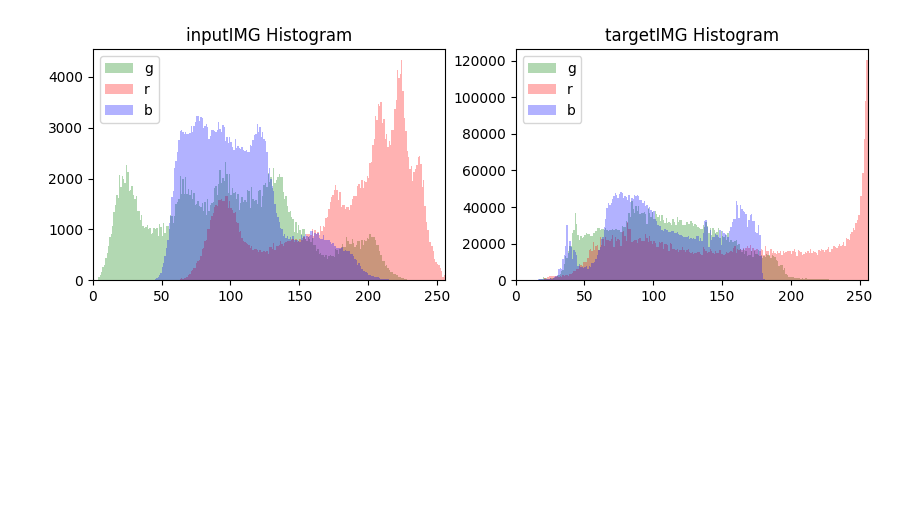
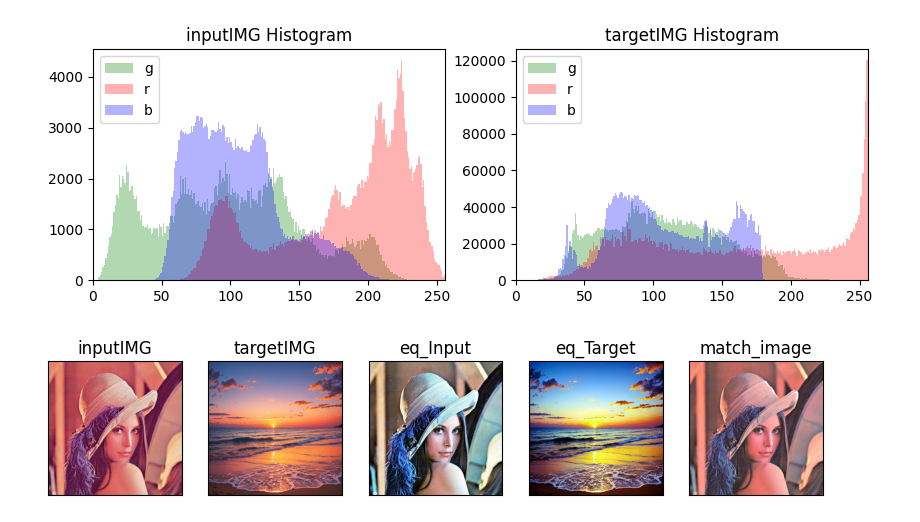
Before and after one commit to HelpHelpHelp-Charlie/DIP_learning, a Jupyter notebook: CH3.ipynb, the cells around one changed output. Saved outputs shown, nothing was run; the diff lists cells and outputs as text; code cells hidden in the pictures; blank space fills up the shorter version.

Commit message:
match_histogram

```diff
--- a/CH3.ipynb
+++ b/CH3.ipynb
@@ -277,12 +280,94 @@ plt.show()
 # %% [output]
 [figure]
 [figure]
-# %%
-hist,bins = np.histogram(img.flatten(),256,[0,256])
-cdf = hist.cumsum()
-#cdf_normalized = cdf * float(hist.max()) / cdf.max()
-cdf_m =np.ma.masked_equal(cdf,0)
-cdf_m = (cdf_m - cdf_m.min())*255/(cdf_m.max()-cdf_m.min())
-cdf = np.ma.filled(cdf_m,0).astype('uint8')
-cdf_normalized2 = cdf * float(hist.max()) / cdf.max()
-img2 = cdf[img]
+# %%
+def cdf(im):
+    hist,bins = np.histogram(im.flatten(),256,[0,256])
+    cdf =hist.cumsum().astype('uint');
+    cdf = cdf / float(cdf[-1])#normal  cdf最後一項是element相加
+    cdf_m =cdf#np.ma.masked_equal(cdf,0)
+    cdf_m = (cdf_m - cdf_m.min())*255/(cdf_m.max()-cdf_m.min())
+    cdf = np.ma.filled(cdf_m,0).astype('uint8')
+    return cdf
+
+def Eq(img):
+    hist,bins = np.histogram(img.flatten(),256,[0,256])
+    hist_normalize=hist/hist.sum();
+    cdf = hist_normalize.cumsum()
+    cdf_m =cdf#np.ma.masked_equal(cdf,0)
+    cdf_m = (cdf_m - cdf_m.min())*255/(cdf_m.max()-cdf_m.min())
+    cdf = np.ma.filled(cdf_m,0).astype('uint8')
+    img2 =cdf[img]
+    return img2
+
+def hist_matching(c, c_t, im):
+    #c=cdf of input
+    #c_t=cdf of target
+    #im=input image
+    pixels = np.arange(256)
+    new_pixels = np.interp(c, c_t, pixels)
+    im = (np.reshape(new_pixels[im.ravel()], im.shape)).astype(np.uint8)
+    return im
+
+
+r_eq_I=Eq(red_I)
+g_eq_I=Eq(green_I)
+b_eq_I=Eq(blue_I)
+eq_I = cv2.merge([r_eq_I,g_eq_I,b_eq_I])
+
+r_eq_T=Eq(red_T)
+g_eq_T=Eq(green_T)
+b_eq_T=Eq(blue_T)
+eq_T = cv2.merge([r_eq_T,g_eq_T,b_eq_T])
+
+r_match=hist_matching(cdf(red_I),cdf(red_T),red_I)
+g_match=hist_matching(cdf(green_I),cdf(green_T),green_I)
+b_match=hist_matching(cdf(blue_I),cdf(blue_T),blue_I)
+match_image= cv2.merge([r_match,g_match,b_match])
+
+show5plt(inputIMG,targetIMG,eq_I,eq_T,match_image,n1="inputIMG",n2="targetIMG",n3="eq_Input",n4="eq_Target",n5="match_image")
+
+
+fig =plt.figure(figsize=(15,6));
+ax=fig.add_subplot(231)
+_ =plt.hist(red_I.flatten(),256,[0,256], color = 'r',alpha=0.3,label='r')
+_ =plt.hist(green_I.flatten(),256,[0,256], color = 'g',alpha=0.3,label='g')
+_ =plt.hist(blue_I.flatten(),256,[0,256], color = 'b',alpha=0.3,label='b')
+plt.xlim([0,256])
+plt.title("inputIMG Histogram")
+plt.legend(loc = 'upper left')
+
+ax=fig.add_subplot(232)
+_ =plt.hist(red_T.flatten(),256,[0,256], color = 'r',alpha=0.3,label='r')
+_ =plt.hist(green_T.flatten(),256,[0,256], color = 'g',alpha=0.3,label='g')
+_ =plt.hist(blue_T.flatten(),256,[0,256], color = 'b',alpha=0.3,label='b')
+plt.xlim([0,256])
+plt.title("targetIMG Histogram")
+plt.legend( loc = 'upper left')
+
+ax=fig.add_subplot(234)
+_ =plt.hist(r_eq_I.flatten(),256,[0,256], color = 'r',alpha=0.3,label='r')
+_ =plt.hist(g_eq_I.flatten(),256,[0,256], color = 'g',alpha=0.3,label='g')
+_ =plt.hist(b_eq_I.flatten(),256,[0,256], color = 'b',alpha=0.3,label='b')
+plt.xlim([0,256])
+plt.title("input EQ Histogram")
+plt.legend(loc = 'upper left')
+
+ax=fig.add_subplot(235)
+_ =plt.hist(r_eq_T.flatten(),256,[0,256], color = 'r',alpha=0.3,label='r')
+_ =plt.hist(g_eq_T.flatten(),256,[0,256], color = 'g',alpha=0.3,label='g')
+_ =plt.hist(b_eq_T.flatten(),256,[0,256], color = 'b',alpha=0.3,label='b')
+plt.xlim([0,256])
+plt.title("target EQ Histogram")
+plt.legend( loc = 'upper left')
+
+ax=fig.add_subplot(236)
+_ =plt.hist(r_match.flatten(),256,[0,256], color = 'r',alpha=0.3,label='r')
+_ =plt.hist(g_match.flatten(),256,[0,256], color = 'g',alpha=0.3,label='g')
+_ =plt.hist(b_match.flatten(),256,[0,256], color = 'b',alpha=0.3,label='b')
+plt.xlim([0,256])
+plt.title("match_image Histogram")
+plt.legend( loc = 'upper left')
+plt.show()
+# %% [output]
+[figure, added]
```
Also changed, not shown: parts of 2 cells of this notebook, 1 other file.
